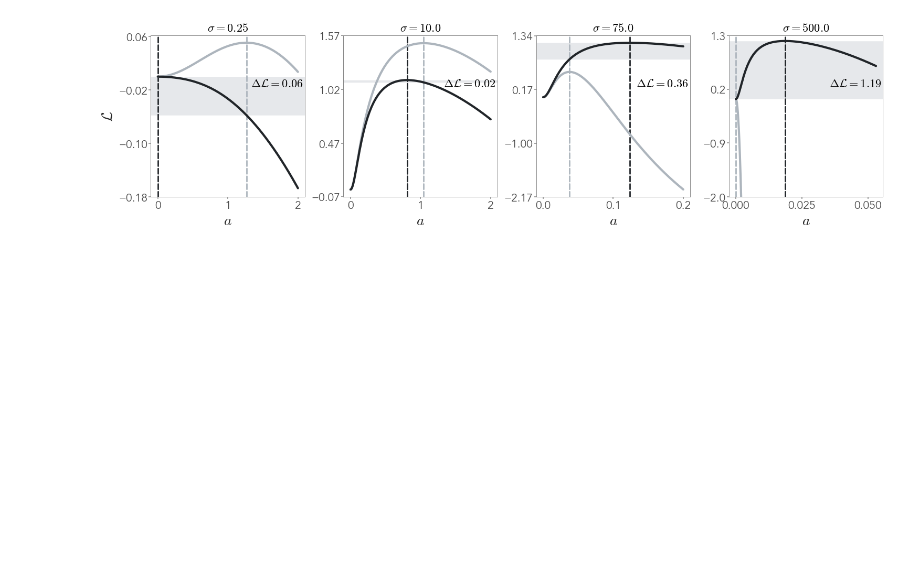
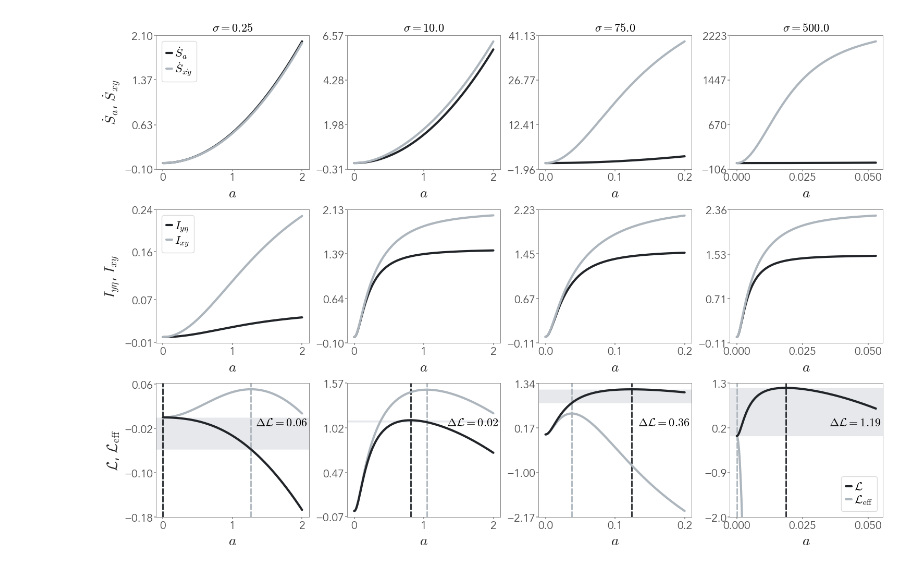
Before and after one commit to giorgionicoletti/InfoTrasduction, a Jupyter notebook: notebooks/FiguresSM.ipynb, the cells around one changed output. Drawn from its saved outputs; the diff is of its cells as text; code cells hidden in the pictures; blank space fills up the shorter version.

Commit message:
Updated figures for revision

```diff
--- a/notebooks/FiguresSM.ipynb
+++ b/notebooks/FiguresSM.ipynb
@@ -49,45 +49,95 @@ sigma_array = np.array([0.25, 10, 75, 500])
 
 amax_array = np.array([2, 2, 0.2, 0.053])
 # %%
-fig, axs = plt.subplots(1, 4, figsize = (18, 4))
+fig, axss = plt.subplots(3, 4, figsize = (18, 12))
+plt.subplots_adjust(wspace = 0.25, hspace = 0.3)
+
+axs  = axss[0]
+for i, sigma in enumerate(sigma_array):
+    a_array = np.linspace(0, amax_array[i], 1000)
+    Sdota = fa.Sdota_exact(sigma, a_array, theta_eta)
+    Sxy = fa.Sxy_exact(sigma, a_array, theta_eta)
+
+    axs[i].plot(a_array, Sdota, label = r'$\dot{S}_{a}$', color = '#212529', lw = 3)
+    axs[i].plot(a_array, Sxy, label = r'$\dot{S}_{\dot{xy}}$', color = '#adb5bd', lw = 3)
+
+    axs[i].set_title(r'$\sigma = {}$'.format(sigma), fontsize = 16)
+    axs[i].set_xlabel(r'$a$', fontsize = 20)
+
+    #axs[i].set_ylim(-1, 1)
+    #axs[i].set_xlim(0, amax_array[i])
+
+    # set four ticks in the y axis
+    ylims = axs[i].get_ylim()
+    yticks = np.round(np.linspace(ylims[0], ylims[1], 4), 2)
+    axs[i].set_yticks(yticks)
+
+    if i == 0:
+        axs[i].set_ylabel(r'$\dot{S}_{a}$, $\dot{S}_{xy}$', fontsize = 20)
+        axs[i].legend(fontsize = 16)
+axs[-1].set_xticks([0, 0.025, 0.05])
+
+
+axs  = axss[1]
+for i, sigma in enumerate(sigma_array):
+    a_array = np.linspace(0, amax_array[i], 1000)
+    Iyeta = fa.Iyeta_exact(sigma, a_array, theta_eta)
+    Ixy = fa.Ixy_exact(sigma, a_array, theta_eta)
+
+    axs[i].plot(a_array, Iyeta, label = r'$I_{y\eta}$', color = '#212529', lw = 3)
+    axs[i].plot(a_array, Ixy, label = r'$I_{xy}$', color = '#adb5bd', lw = 3)
+
+    axs[i].set_xlabel(r'$a$', fontsize = 20)
+
+    # set four ticks in the y axis
+    ylims = axs[i].get_ylim()
+    yticks = np.round(np.linspace(ylims[0], ylims[1], 4), 2)
+    axs[i].set_yticks(yticks)
+
+    if i == 0:
+        axs[i].set_ylabel(r'$I_{y\eta}$, $I_{xy}$', fontsize = 20)
+        axs[i].legend(fontsize = 16)
+axs[-1].set_xticks([0, 0.025, 0.05])
+
+
+axs  = axss[-1]
 axs[-1].set_ylim(-2, 1.3)
-plt.subplots_adjust(wspace = 0.25)
-
 for i, sigma in enumerate(sigma_array):
     a_array = np.linspace(0, amax_array[i], 1000)
     L_exact = -(1-Lambda)*fa.Sdota_exact(sigma, a_array, theta_eta) + Lambda*fa.Iyeta_exact(sigma, a_array, theta_eta)
     L_eff = -(1-Lambda)*fa.Sxy_exact(sigma, a_array, theta_eta) + Lambda*fa.Ixy_exact(sigma, a_array, theta_eta)
 
-    axs[i].plot(a_array, L_exact, label = 'Exact', color = "#212529", lw = 3, zorder = 10)
-    axs[i].plot(a_array, L_eff, label = 'Effective', color = "#adb5bd", lw = 3, zorder = 9)
+    axs[i].plot(a_array, L_exact, label = '$\mathcal{L}$', color = "#212529", lw = 3, zorder = 10)
+    axs[i].plot(a_array, L_eff, label = '$\mathcal{L}_\mathrm{eff}$', color = "#adb5bd", lw = 3, zorder = 9)
 
     axs[i].axvline(a_array[np.argmax(L_exact)], color = '#212529', linestyle = '--', lw = 2)
     axs[i].axvline(a_array[np.argmax(L_eff)], color = '#adb5bd', linestyle = '--', lw = 2)
 
-    axs[i].set_title(r'$\sigma = {}$'.format(sigma), fontsize = 16)
     axs[i].set_xlabel(r'$a$', fontsize = 20)
 
     Lexact_astar = np.max(L_exact)
     Lexact_aeff = L_exact[np.argmax(L_eff)]
 
     xlims = axs[i].get_xlim()
     xspace = np.linspace(xlims[0], xlims[1], 1000)
 
     axs[i].fill_between(xspace, Lexact_aeff, Lexact_astar, color = '#adb5bd', alpha = 0.3, lw = 0)
     axs[i].set_xlim(xlims)
 
     # set four ticks in the y axis
     ylims = axs[i].get_ylim()
     yticks = np.round(np.linspace(ylims[0], ylims[1], 4), 2)
     axs[i].set_yticks(yticks)
 
     # add text at the top right of the filled area
     axs[i].text(0.65, 0.68, r'$\Delta \mathcal{{L}}  = {:.2f}$'.format(Lexact_astar - Lexact_aeff), transform = axs[i].transAxes, fontsize = 16)
 
-axs[0].set_ylabel(r'$\mathcal{L}$', fontsize = 20)
+axs[0].set_ylabel(r'$\mathcal{L}$, $\mathcal{L}_\mathrm{eff}$', fontsize = 20)
 axs[-1].set_xticks([0, 0.025, 0.05])
 
-plt.savefig('../figures/SM/SM_functionals.svg', bbox_inches = 'tight')
+axs[-1].legend(fontsize = 16)
+
+plt.savefig('../figures/SM/SM_functionals_draft.svg', bbox_inches = 'tight')
 plt.show()
 # %% [output]
-[figure, old version]
+[figure, new version]
```
Also changed, not shown: parts of 5 cells of this notebook, 13 other files.
